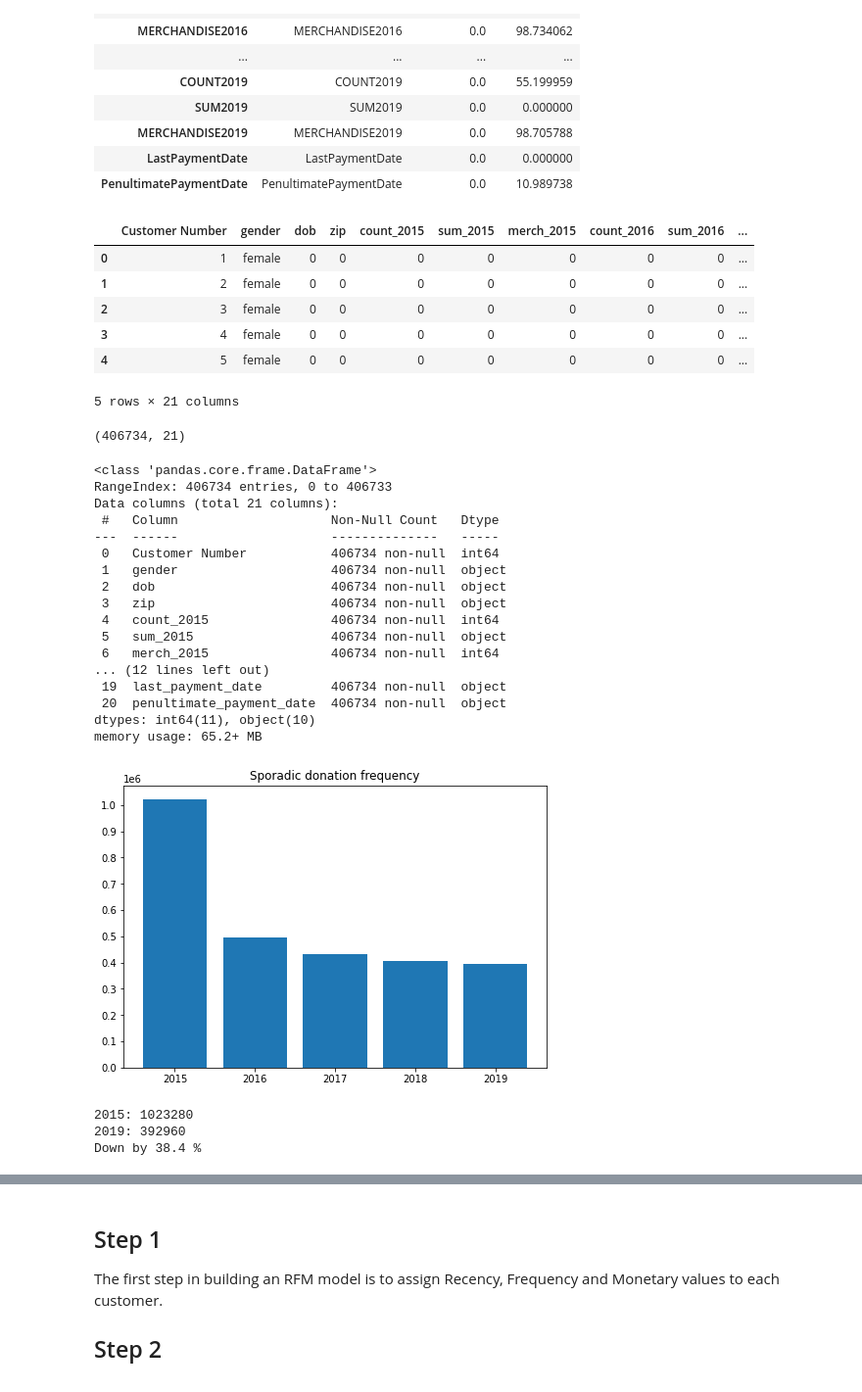
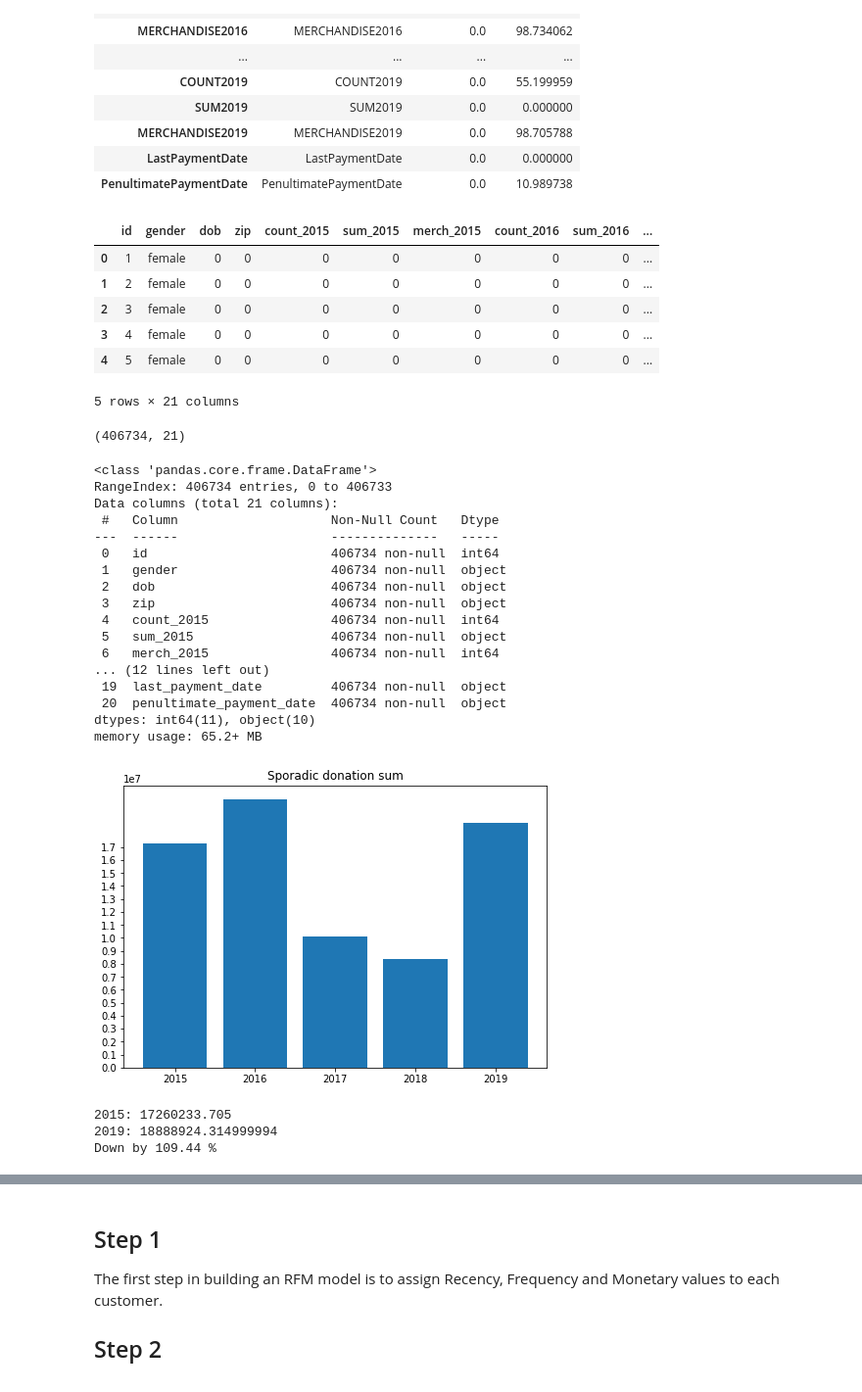
Before and after one commit to SaschaMet/_Uni, a Jupyter notebook: Semester 3/DS-Commerce-RFM/eda.ipynb, the cells around one changed output, grey strips where cells are left out. Shown: that part at 98% size. Drawn from its saved outputs; the diff is of its cells as text; code cells hidden in the pictures.

```diff
--- a/Semester 3/DS-Commerce-RFM/eda.ipynb
+++ b/Semester 3/DS-Commerce-RFM/eda.ipynb
@@ -84,6 +115,7 @@ check_for_missing_and_null(df)
 # %%
 df = df.rename(
     {
+        'Customer Number': 'id',
         'Gender': 'gender',
         'Date of Birth': 'dob',
         'Postcode': 'zip',
@@ -108,7 +140,7 @@ df = df.rename(
 # %%
 df.head()
 # %% [output]
-|  | Customer Number | gender | dob | zip | count_2015 | sum_2015 | merch_2015 | count_2016 | sum_2016 | ... |
+|  | id | gender | dob | zip | count_2015 | sum_2015 | merch_2015 | count_2016 | sum_2016 | ... |
 | 0 | 1 | female | 0 | 0 | 0 | 0 | 0 | 0 | 0 | ... |
 | 1 | 2 | female | 0 | 0 | 0 | 0 | 0 | 0 | 0 | ... |
 | 2 | 3 | female | 0 | 0 | 0 | 0 | 0 | 0 | 0 | ... |
@@ -127,7 +159,7 @@ RangeIndex: 406734 entries, 0 to 406733
 Data columns (total 21 columns):
  #   Column                    Non-Null Count   Dtype
 ---  ------                    --------------   -----
- 0   Customer Number           406734 non-null  int64
+ 0   id                        406734 non-null  int64
  1   gender                    406734 non-null  object
  2   dob                       406734 non-null  object
  3   zip                       406734 non-null  object
@@ -139,28 +171,41 @@ Data columns (total 21 columns):
  20  penultimate_payment_date  406734 non-null  object
 dtypes: int64(11), object(10)
 memory usage: 65.2+ MB
+# %%
+# convert sum to floats
+df['sum_2015'] = df['sum_2015'].apply(lambda x: float(x.replace(",",".")))
+df['sum_2016'] = df['sum_2016'].apply(lambda x: float(x.replace(",",".")))
+df['sum_2017'] = df['sum_2017'].apply(lambda x: float(x.replace(",",".")))
+df['sum_2018'] = df['sum_2018'].apply(lambda x: float(x.replace(",",".")))
+df['sum_2019'] = df['sum_2019'].apply(lambda x: float(x.replace(",",".")))
+# %%
+# convert object to string
+df['dob'] = df['dob'].astype('str')
+df['zip'] = df['zip'].astype('str')
+df['last_payment_date'] = df['last_payment_date'].astype('str')
+df['penultimate_payment_date'] = df['penultimate_payment_date'].astype('str')
 # %%
 fig = plt.figure()
 ax = fig.add_axes([0,0,1,1])
-ax.set_yticks(np.arange(0, 1010000, 100000))
+ax.set_yticks(np.arange(0, 18000000, 1000000))
 years = ['2015', '2016', '2017', '2018', '2019']
 counts = [
-    df['sum_2015'].sum(),
-    df['sum_2016'].sum(),
-    df['sum_2017'].sum(),
-    df['sum_2018'].sum(),
-    df['sum_2019'].sum()
+    round(df['sum_2015'].sum()),
+    round(df['sum_2016'].sum()),
+    round(df['sum_2017'].sum()),
+    round(df['sum_2018'].sum()),
+    round(df['sum_2019'].sum())
 ]
+
 ax.bar(years, counts)
-plt.title('Sporadic donation frequency')
+plt.title('Sporadic donation sum')
 plt.show()
 
-print("")
 print("2015:", df['sum_2015'].sum())
 print("2019:", df['sum_2019'].sum())
-print("Down by", round((df['count_2019'].sum() / df['count_2015'].sum()) * 100,2), "%" )
+print("Down by", round((df['sum_2019'].sum() / df['sum_2015'].sum()) * 100,2), "%" )
 # %% [output]
-[figure, old version]
+[figure, new version]
-2015: 1023280
-2019: 392960
-Down by 38.4 %
+2015: 17260233.705
+2019: 18888924.314999994
+Down by 109.44 %
```
Also changed, not shown: parts of 43 cells of this notebook.
